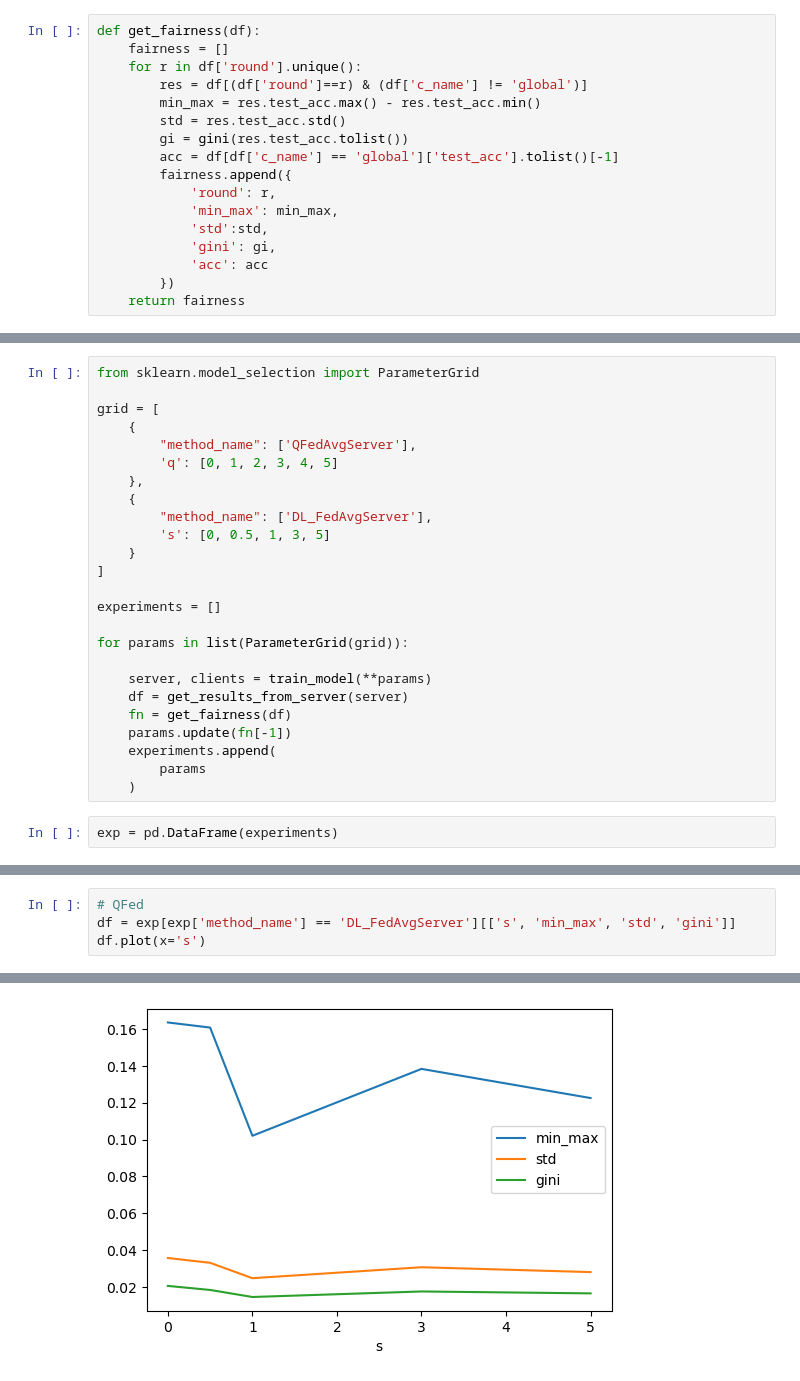
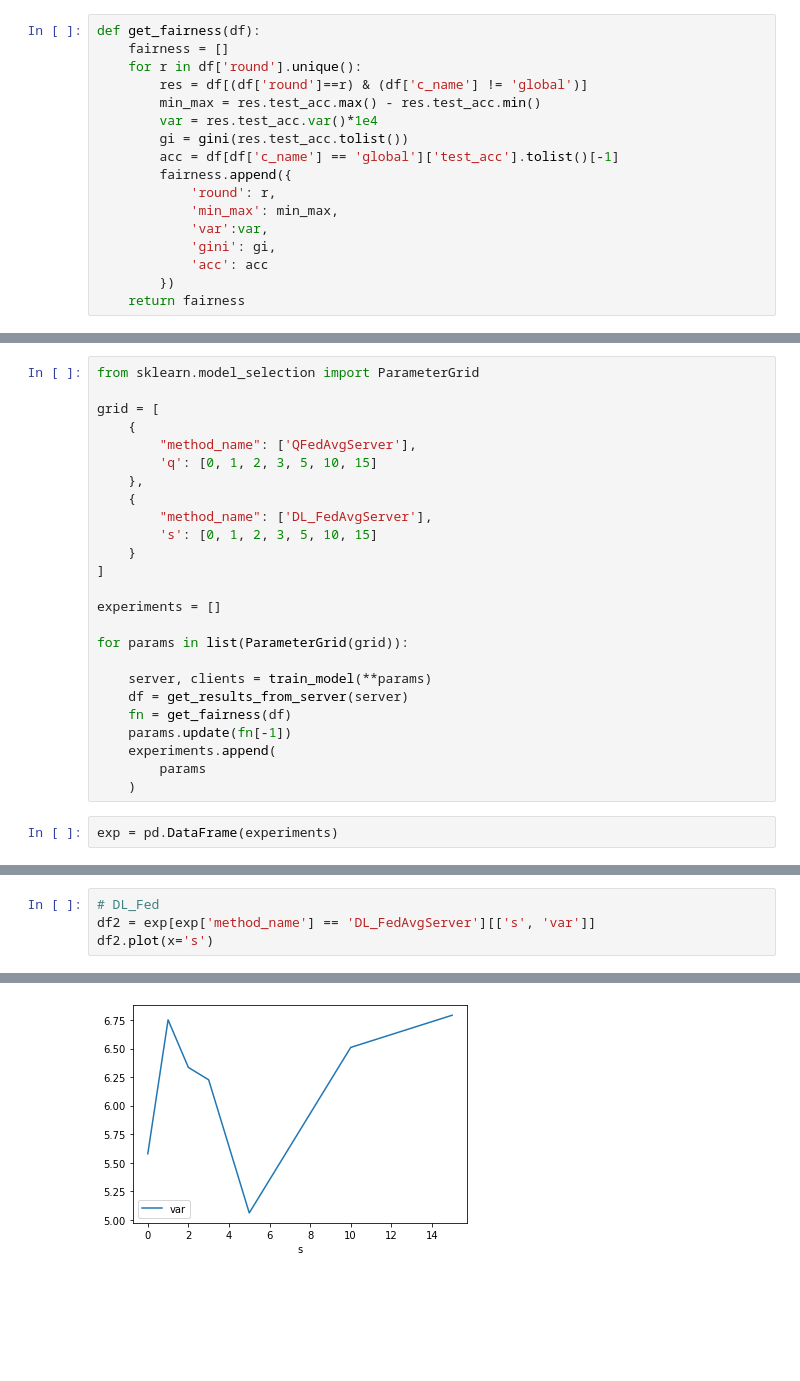
Before and after one commit to Ton-0702/federate-learning, a Jupyter notebook: notebooks/Explore_Vehicle.ipynb, the cells around one changed output, grey strips where cells are left out. Saved outputs shown, nothing was run; the diff lists cells and outputs as text; blank space fills up the shorter version.

```diff
--- a/notebooks/Explore_Vehicle.ipynb
+++ b/notebooks/Explore_Vehicle.ipynb
@@ -53,13 +68,13 @@ def get_fairness(df):
     for r in df['round'].unique():
         res = df[(df['round']==r) & (df['c_name'] != 'global')]
         min_max = res.test_acc.max() - res.test_acc.min()
-        std = res.test_acc.std()
+        var = res.test_acc.var()*1e4
         gi = gini(res.test_acc.tolist())
         acc = df[df['c_name'] == 'global']['test_acc'].tolist()[-1]
         fairness.append({
             'round': r,
             'min_max': min_max,
-            'std':std,
+            'var':var,
             'gini': gi,
             'acc': acc
         })
@@ -96,11 +111,11 @@ from sklearn.model_selection import ParameterGrid
 grid = [
     {
         "method_name": ['QFedAvgServer'],
-        'q': [0, 1, 2, 3, 4, 5]
+        'q': [0, 1, 2, 3, 5, 10, 15]
     },
     {
         "method_name": ['DL_FedAvgServer'],
-        's': [0, 0.5, 1, 3, 5]
+        's': [0, 1, 2, 3, 5, 10, 15]
     }
 ]
 
@@ -142,5 +160,5 @@ df.plot(x='q')
 # %%
-# QFed
-df = exp[exp['method_name'] == 'DL_FedAvgServer'][['s', 'min_max', 'std', 'gini']]
-df.plot(x='s')
+# DL_Fed
+df2 = exp[exp['method_name'] == 'DL_FedAvgServer'][['s', 'var']]
+df2.plot(x='s')
 # %% [output]
@@ -148 +166 @@ df.plot(x='s')
-[figure, old version]
+[figure, new version]
```
Also changed, not shown: parts of 10 cells of this notebook, 4 other files.
